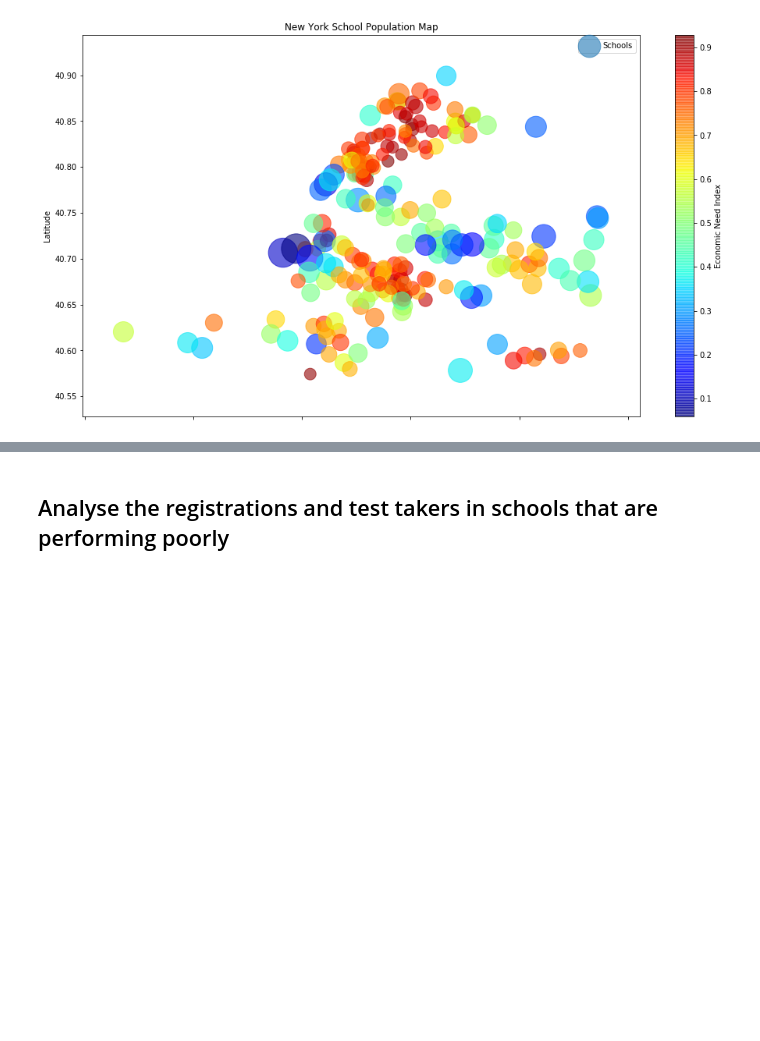
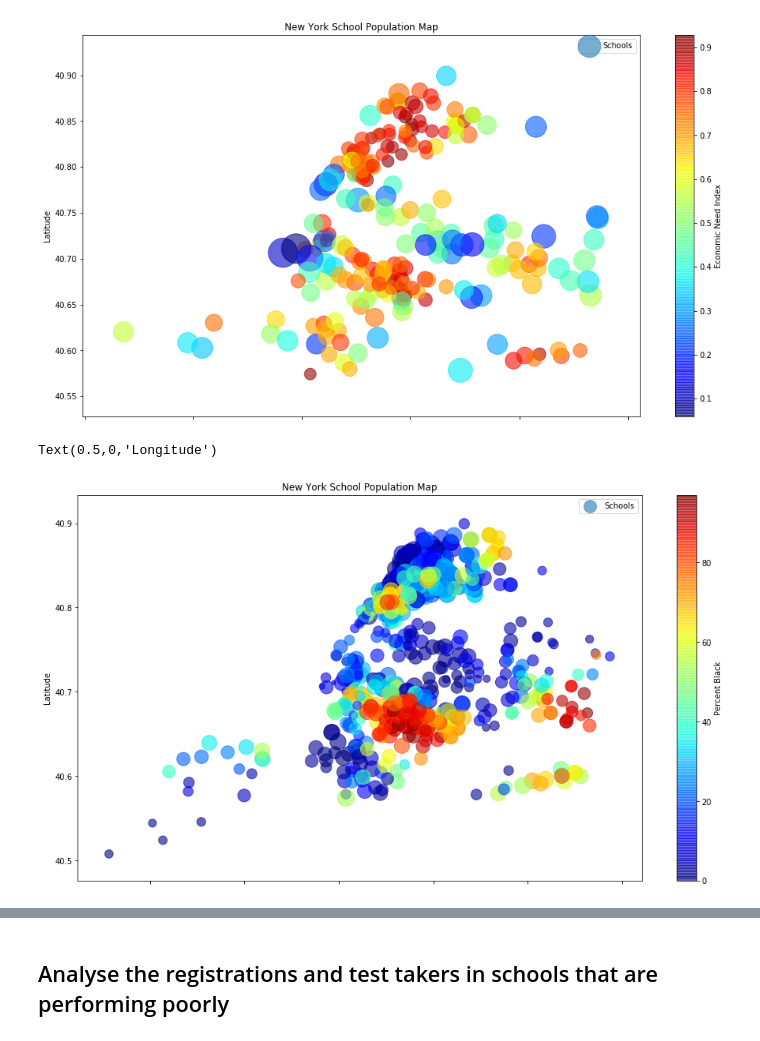
Before and after one commit to infocusp/passnyc_data_science_for_good, a Jupyter notebook: code/sandbox/brv/Data Understanding And Cleaning.ipynb, the cells around one changed output, grey strips where cells are left out. Saved outputs shown, nothing was run; the diff lists cells and outputs as text; code cells hidden in the pictures; blank space fills up the shorter version.

Commit message:
add visualizations

```diff
--- a/code/sandbox/brv/Data Understanding And Cleaning.ipynb
+++ b/code/sandbox/brv/Data Understanding And Cleaning.ipynb
@@ -144,3 +164,13 @@ ax.set_xlabel('Longitude')
 # %% [output]
 Text(0.5,0,'Longitude')
 [figure]
+# %%
+ax = df1_copy.plot(kind="scatter", x="Longitude", y="Latitude",
+                   s=df1_copy['Economic Need Index']*500, c="Percent Black", cmap=plt.get_cmap("jet"),
+                   label='Schools', title='New York School Population Map',
+                   colorbar=True, alpha=0.6, figsize=(16,9))
+ax.set_ylabel('Latitude')
+ax.set_xlabel('Longitude')
+# %% [output]
+Text(0.5,0,'Longitude')
+[figure, added]
```
Also changed, not shown: parts of 3 cells of this notebook.
